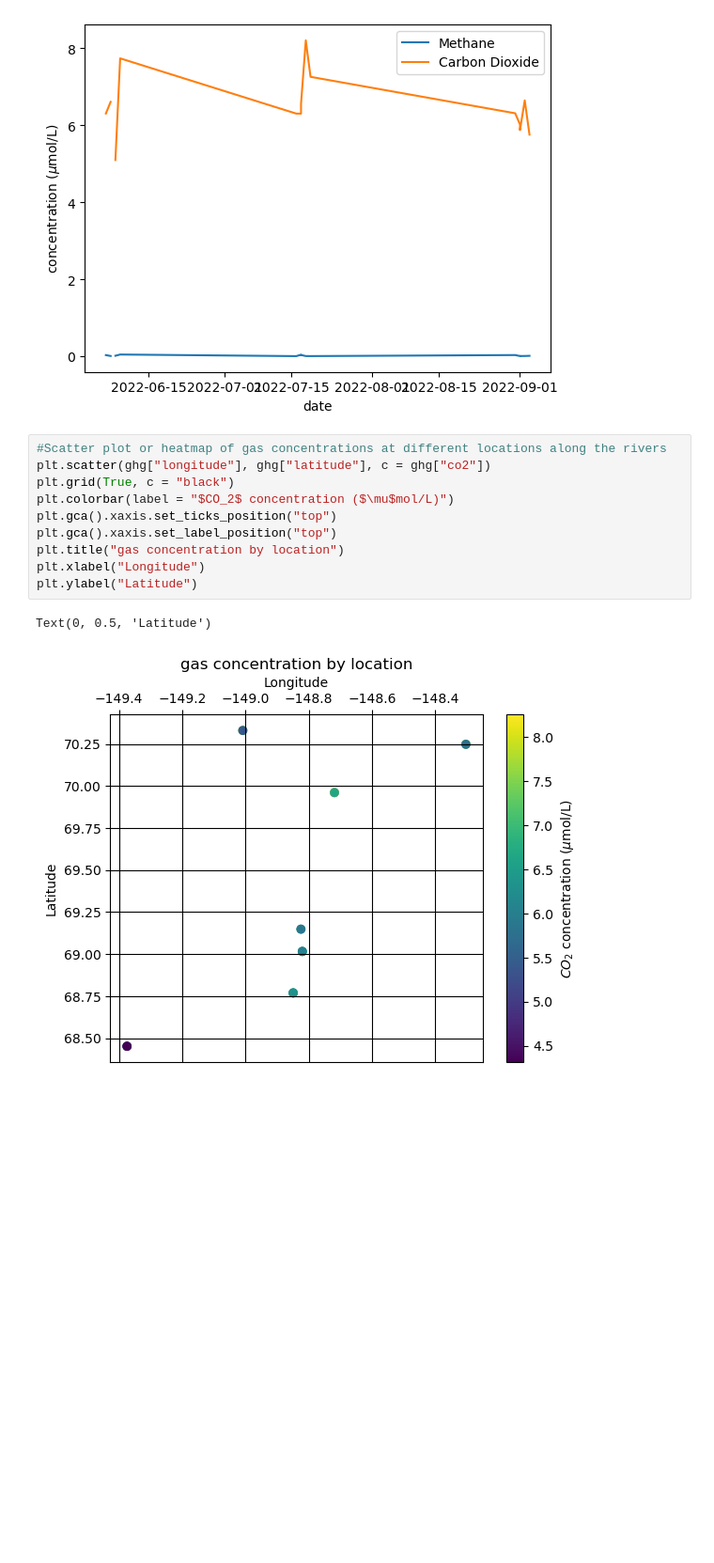
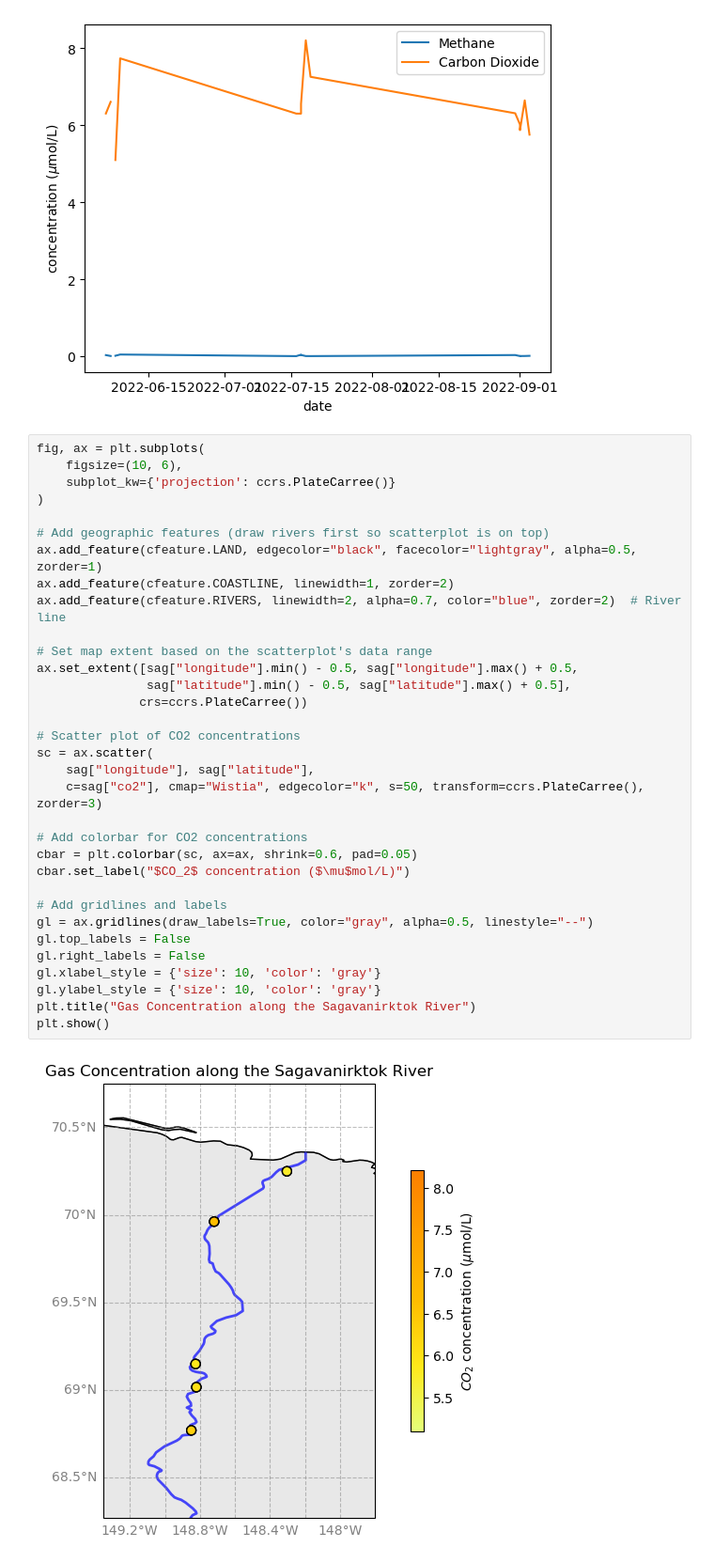
Before and after one commit to asm2296/Assignments, a Jupyter notebook: final project.ipynb, the cells around one changed output. Shown: that part at 94% size. Drawn from its saved outputs; the diff is of its cells as text; blank space fills up the shorter version.

```diff
--- a/final project.ipynb
+++ b/final project.ipynb
@@ -68,19 +71,41 @@ plt.legend()
 # %% [output]
 <matplotlib.legend.Legend at 0x...>
 [figure]
-# %%
-#Scatter plot or heatmap of gas concentrations at different locations along the rivers
-plt.scatter(ghg["longitude"], ghg["latitude"], c = ghg["co2"])
-plt.grid(True, c = "black")
-plt.colorbar(label = "$CO_2$ concentration ($\mu$mol/L)")
-plt.gca().xaxis.set_ticks_position("top")
-plt.gca().xaxis.set_label_position("top")
-plt.title("gas concentration by location")
-plt.xlabel("Longitude")
-plt.ylabel("Latitude")
-# %% [output]
-Text(0, 0.5, 'Latitude')
-[figure, removed]
+# %%
+fig, ax = plt.subplots(
+    figsize=(10, 6),
+    subplot_kw={'projection': ccrs.PlateCarree()}
+)
+
+# Add geographic features (draw rivers first so scatterplot is on top)
+ax.add_feature(cfeature.LAND, edgecolor="black", facecolor="lightgray", alpha=0.5, zorder=1)
+ax.add_feature(cfeature.COASTLINE, linewidth=1, zorder=2)
+ax.add_feature(cfeature.RIVERS, linewidth=2, alpha=0.7, color="blue", zorder=2)  # River line
+
+# Set map extent based on the scatterplot's data range
+ax.set_extent([sag["longitude"].min() - 0.5, sag["longitude"].max() + 0.5,
+               sag["latitude"].min() - 0.5, sag["latitude"].max() + 0.5],
+              crs=ccrs.PlateCarree())
+
+# Scatter plot of CO2 concentrations
+sc = ax.scatter(
+    sag["longitude"], sag["latitude"],
+    c=sag["co2"], cmap="Wistia", edgecolor="k", s=50, transform=ccrs.PlateCarree(), zorder=3)
+
+# Add colorbar for CO2 concentrations
+cbar = plt.colorbar(sc, ax=ax, shrink=0.6, pad=0.05)
+cbar.set_label("$CO_2$ concentration ($\mu$mol/L)")
+
+# Add gridlines and labels
+gl = ax.gridlines(draw_labels=True, color="gray", alpha=0.5, linestyle="--")
+gl.top_labels = False
+gl.right_labels = False
+gl.xlabel_style = {'size': 10, 'color': 'gray'}
+gl.ylabel_style = {'size': 10, 'color': 'gray'}
+plt.title("Gas Concentration along the Sagavanirktok River")
+plt.show()
+# %% [output]
+[figure, added]
 # %%
 def co2_ch4_dynamics(t, y, Q_in, V, P_co2, P_ch4, k_ox, k_g_co2, k_g_ch4, C_atm_co2, C_atm_ch4, C_in_co2, C_in_ch4):
     C_co2, C_ch4 = y  # Unpack the variables (CO2 and CH4)
```
Also changed, not shown: parts of 4 cells of this notebook.
